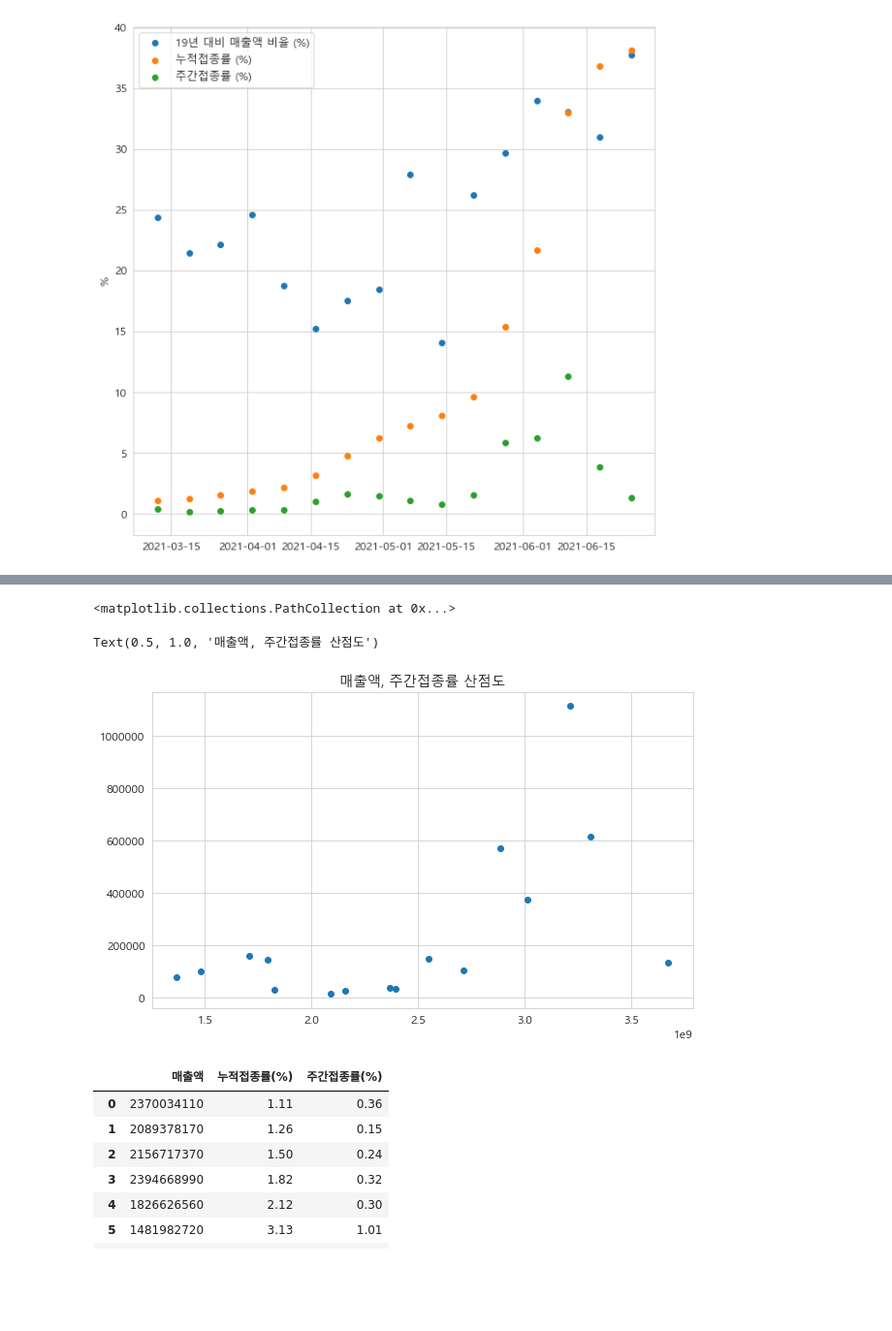
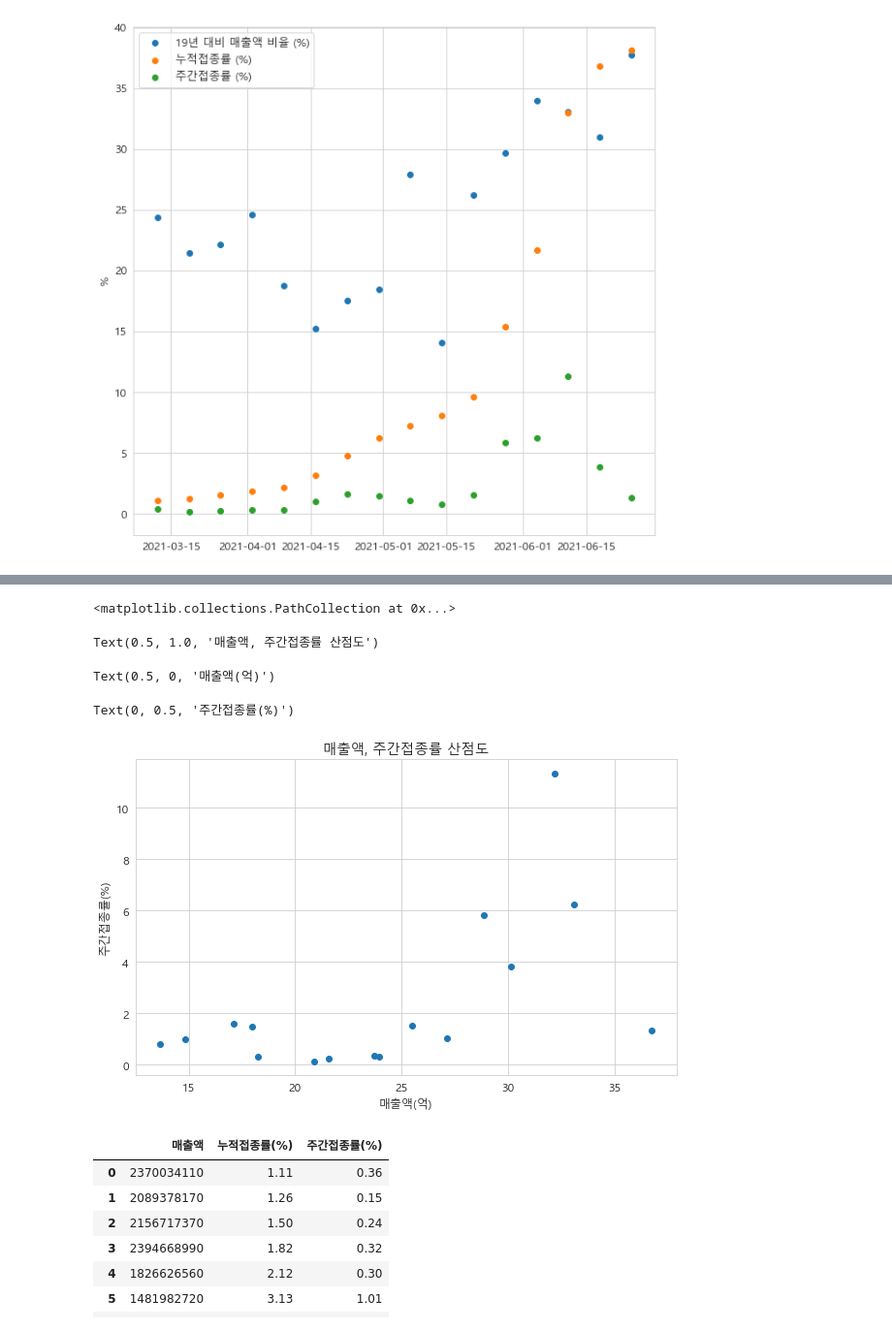
Before and after one commit to vvspearlvvs/MultiCampus_Project, a Jupyter notebook: 0.최종코드/08_서울 백신접종 전후 분석.ipynb, the cells around one changed output, grey strips where cells are left out. Shown: that part at 97% size. Cells and saved outputs as stored; diff of their text form; code cells hidden in the pictures; blank space fills up the shorter version.

```diff
--- a/0.최종코드/08_서울 백신접종 전후 분석.ipynb
+++ b/0.최종코드/08_서울 백신접종 전후 분석.ipynb
@@ -391,14 +397,22 @@ Text(0.5, 1.0, '매출액 , 누적접종률 산점도')
 # %%
 #주간접종률 - 2019년 대비 매출액 매출액 산점도
-plt.scatter(final_df['매출액'], final_df['주간접종자합계'])
+plt.scatter(final_df['매출액']/100000000, final_df['주간접종자합계']/9828094*100)
 plt.title('매출액, 주간접종률 산점도')
 
 ax = plt.gca()
 ax.get_yaxis().get_major_formatter().set_scientific(False)
+plt.xlabel('매출액(억)')
+plt.ylabel('주간접종률(%)')
+
+ax = plt.gca()
+ax.get_yaxis().get_major_formatter().set_scientific(False)
+ax.get_xaxis().get_major_formatter().set_scientific(False)
 # %% [output]
 <matplotlib.collections.PathCollection at 0x...>
 Text(0.5, 1.0, '매출액, 주간접종률 산점도')
+Text(0.5, 0, '매출액(억)')
+Text(0, 0.5, '주간접종률(%)')
-[figure, old version]
+[figure, new version]
 # %%
 final_df_modi = final_df.loc[:,['매출액','누적접종자합계','주간접종자합계']]
 
```
Also changed, not shown: parts of 7 cells of this notebook.
